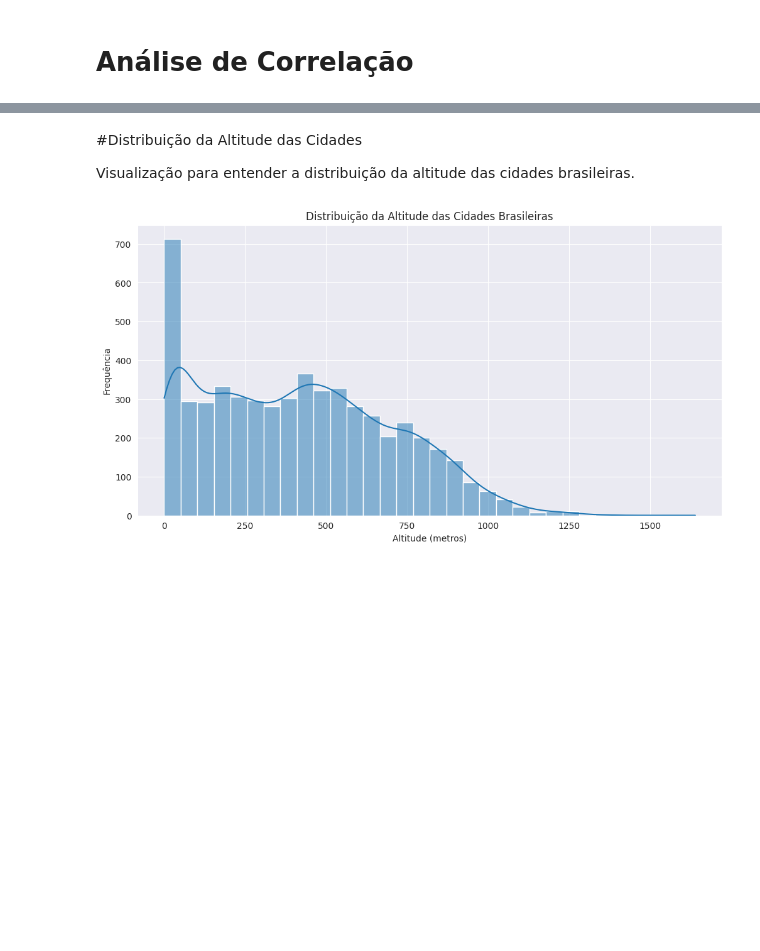
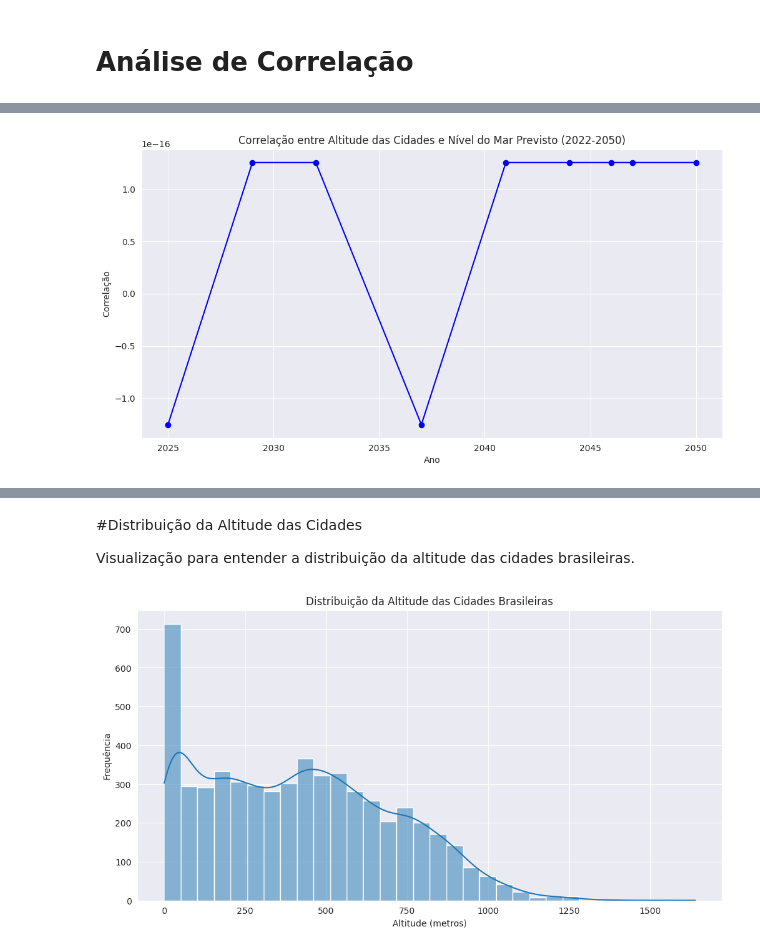
Before and after one commit to castrokelly/eEDB-001-2023-4, a Jupyter notebook: Cidades_Submersas.ipynb, the cells around one changed output, grey strips where cells are left out. Saved outputs shown, nothing was run; the diff lists cells and outputs as text; code cells hidden in the pictures; blank space fills up the shorter version.

```diff
--- a/Cidades_Submersas.ipynb
+++ b/Cidades_Submersas.ipynb
@@ -340,5 +333,12 @@ for year, sea_level in zip(future_years.flatten(), predicted_sea_levels):
+# %%
+# Gerando previsões de nível do mar de 2022 a 2050
+future_years_extended = np.arange(2022, 2051).reshape(-1, 1)
+predicted_sea_levels_extended = model.predict(future_years_extended)
 # %% [markdown]
 # Análise de Correlação
+# %%
+# Criando um DataFrame para armazenar as correlações
+correlations = pd.DataFrame(columns=['Year', 'Correlation'])
 # %%
 # Usando o valor do nível do mar mais recente para correlação
 most_recent_sea_level = sea_level_df_cleaned['MeanSeaLevel'].iloc[-1]
@@ -362,0 +351,12 @@ Correlação entre Altitude e Nível do Mar Mais Recente: nan
+# %%
+# Calculando a correlação para cada ano
+for year, sea_level in zip(future_years_extended.flatten(), predicted_sea_levels_extended):
+    # Adicionando o nível do mar previsto ao DataFrame das cidades
+    brazil_cities_df_cleaned['PredictedSeaLevel'] = sea_level
+    # Calculando a correlação para o ano específico
+    correlation = brazil_cities_df_cleaned['ALT'].corr(brazil_cities_df_cleaned['PredictedSeaLevel'])
+    # Adicionando ao DataFrame de correlações
+    correlations = correlations.append({'Year': year, 'Correlation': correlation}, ignore_index=True)
+
+# Exibindo as correlações
+print(correlations)
@@ -362,0 +381,14 @@ Correlação entre Altitude e Nível do Mar Mais Recente: nan
+# %%
+# Filtrando as correlações para excluir valores nan
+correlations_non_nan = correlations.dropna()
+
+# Criando o gráfico
+plt.figure(figsize=(12, 6))
+plt.plot(correlations_non_nan['Year'], correlations_non_nan['Correlation'], marker='o', color='blue')
+plt.title('Correlação entre Altitude das Cidades e Nível do Mar Previsto (2022-2050)')
+plt.xlabel('Ano')
+plt.ylabel('Correlação')
+plt.grid(True)
+plt.show()
+# %% [output]
+[figure, added]
```
Also changed, not shown: parts of 13 cells of this notebook.
